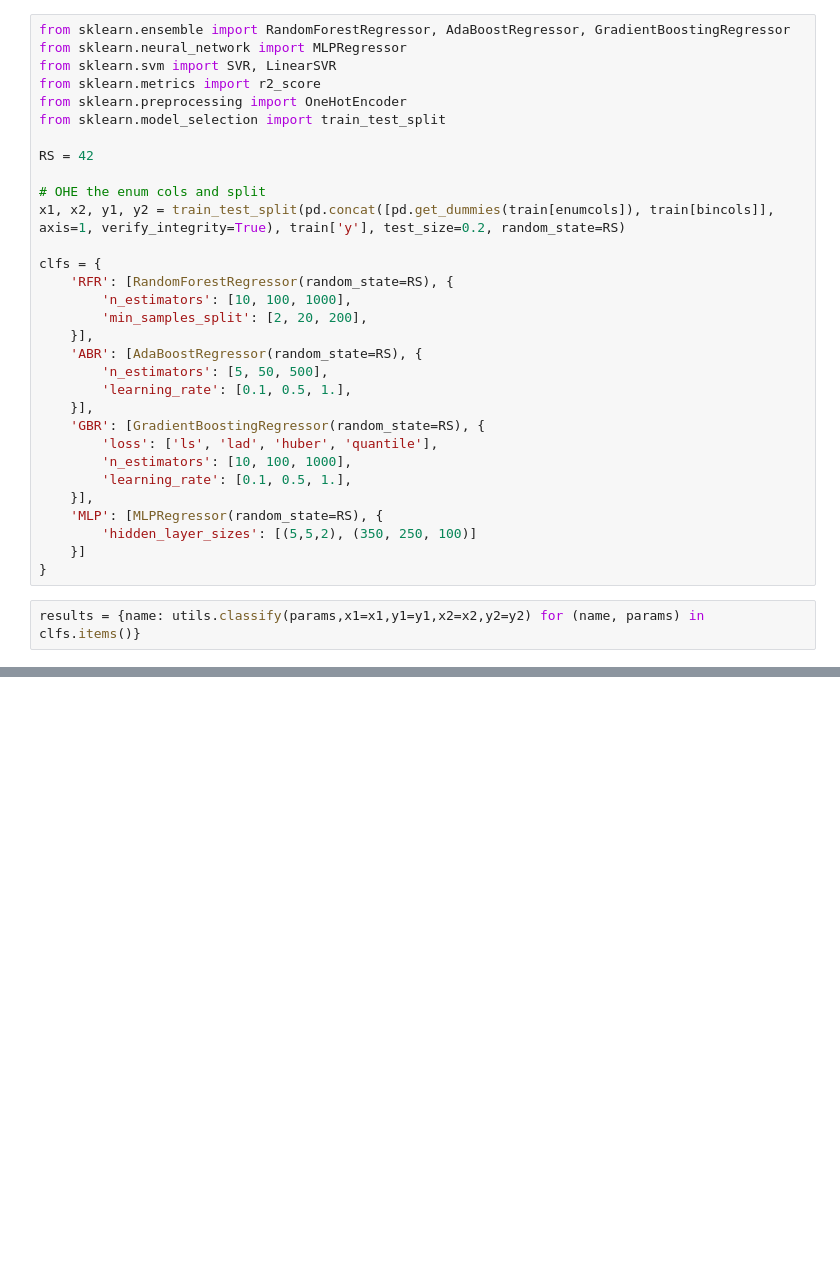
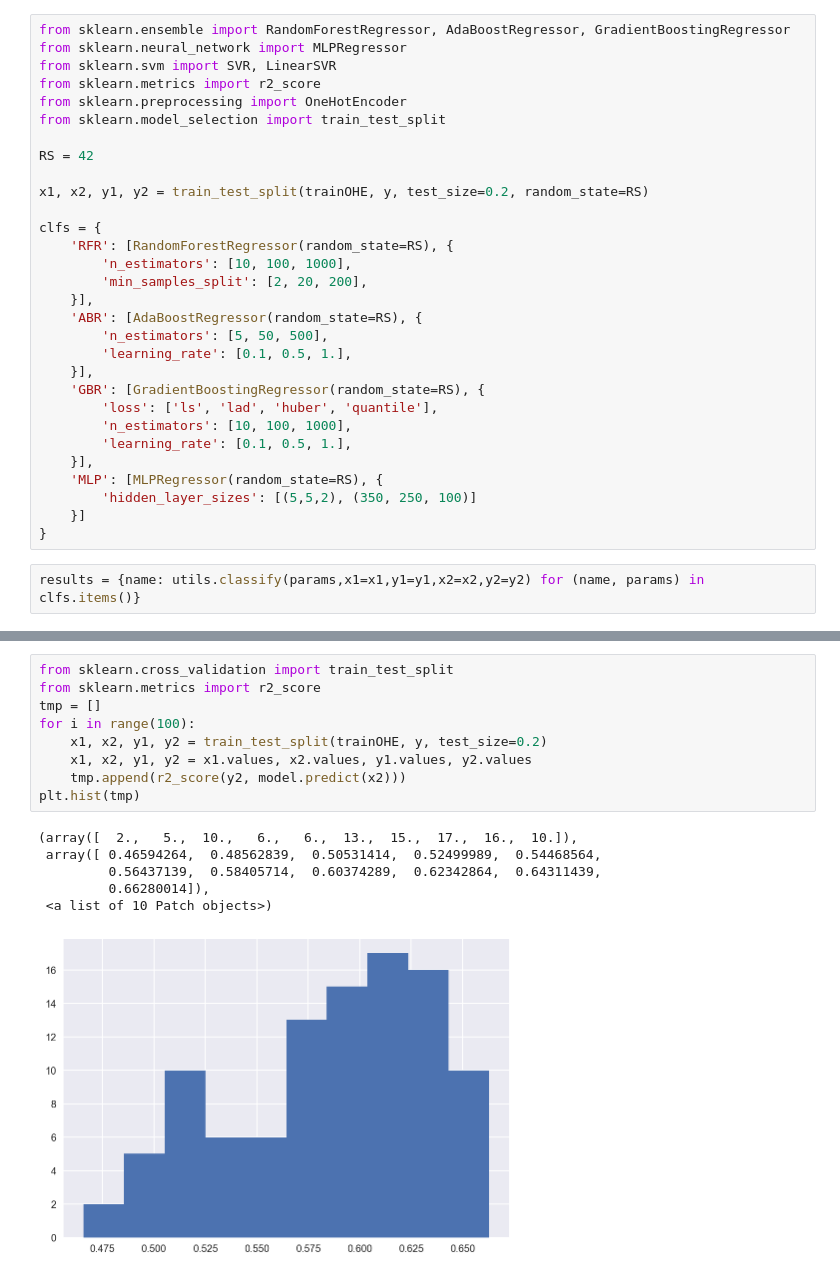
Before and after one commit to JakeTheWise/MercedesKaggle, a Jupyter notebook: EDA.ipynb, the cells around one changed output, grey strips where cells are left out. Saved outputs shown, nothing was run; the diff lists cells and outputs as text; blank space fills up the shorter version.

```diff
--- a/EDA.ipynb
+++ b/EDA.ipynb
@@ -98,8 +125,7 @@ from sklearn.model_selection import train_test_split
 
 RS = 42
 
-# OHE the enum cols and split
-x1, x2, y1, y2 = train_test_split(pd.concat([pd.get_dummies(train[enumcols]), train[bincols]], axis=1, verify_integrity=True), train['y'], test_size=0.2, random_state=RS)
+x1, x2, y1, y2 = train_test_split(trainOHE, y, test_size=0.2, random_state=RS)
 
 clfs = {
     'RFR': [RandomForestRegressor(random_state=RS), {
@@ -158,0 +214,16 @@ pd.read_pickle('data/noConst_and_OHE.p')
+# %%
+from sklearn.cross_validation import train_test_split
+from sklearn.metrics import r2_score
+tmp = []
+for i in range(100):
+    x1, x2, y1, y2 = train_test_split(trainOHE, y, test_size=0.2)
+    x1, x2, y1, y2 = x1.values, x2.values, y1.values, y2.values
+    tmp.append(r2_score(y2, model.predict(x2)))
+plt.hist(tmp)
+# %% [output]
+(array([  2.,   5.,  10.,   6.,   6.,  13.,  15.,  17.,  16.,  10.]),
+ array([ 0.46594264,  0.48562839,  0.50531414,  0.52499989,  0.54468564,
+         0.56437139,  0.58405714,  0.60374289,  0.62342864,  0.64311439,
+         0.66280014]),
+ <a list of 10 Patch objects>)
+[figure, added]
```
Also changed, not shown: parts of 16 cells of this notebook, 7 other files.
